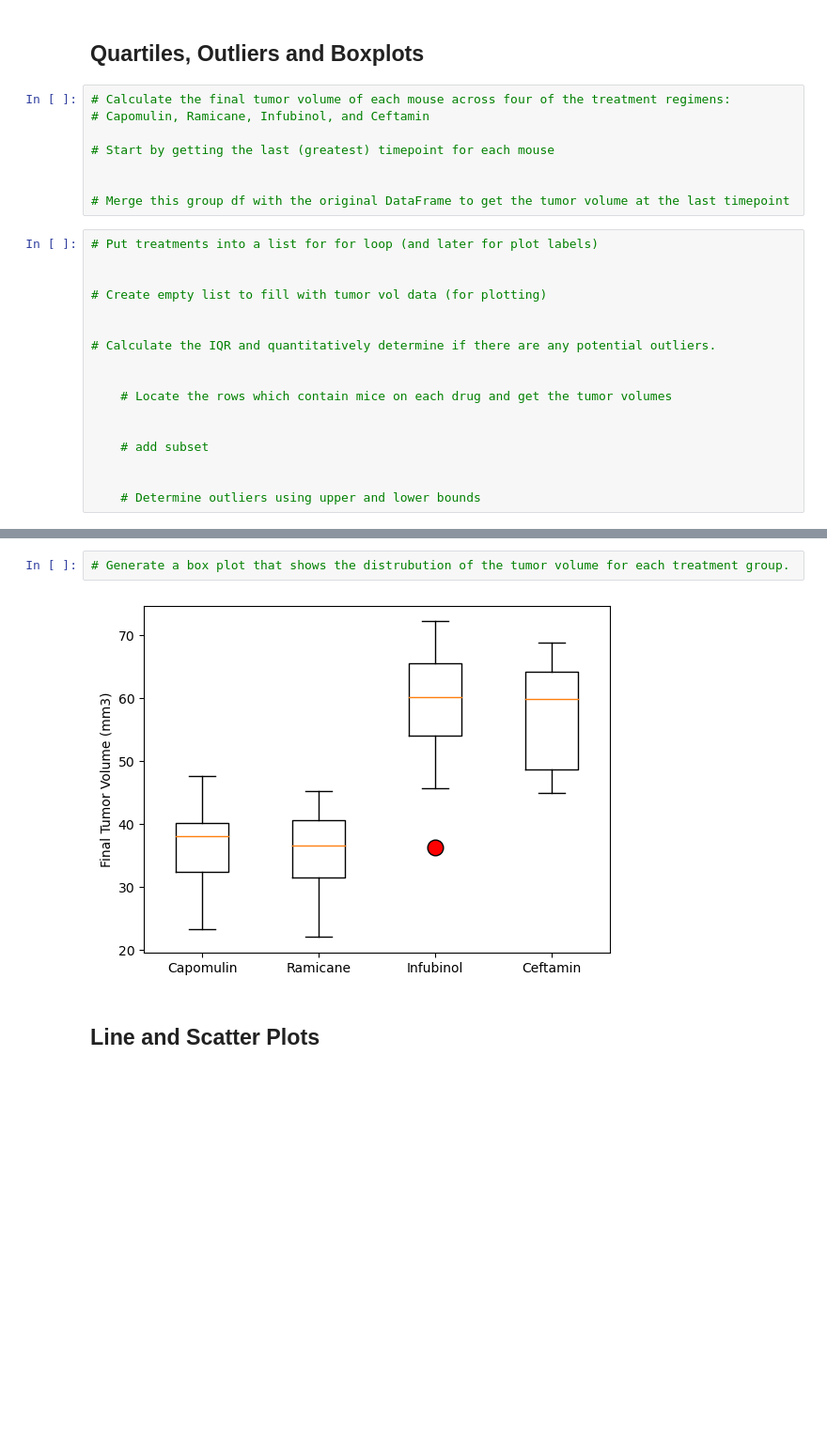
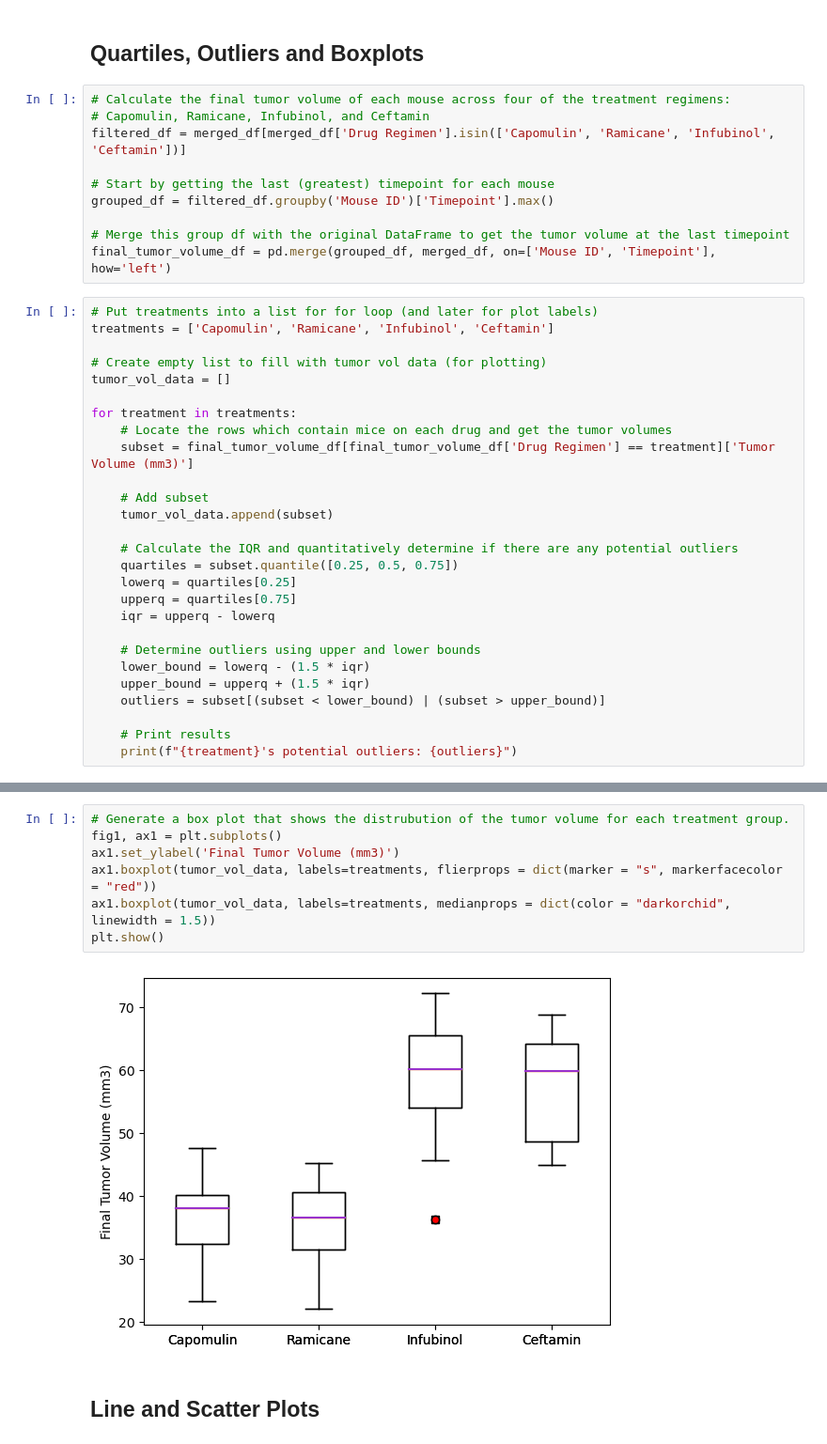
Before and after one commit to NathanTeakle/Module5-Challenge, a Jupyter notebook: Pymaceuticals/pymaceuticals_starter.ipynb, the cells around one changed output, grey strips where cells are left out. Shown at 94% size. Drawn from its saved outputs; the diff is of its cells as text; blank space fills up the shorter version.

Commit message:
Fixed the problem with the second pie plot, worked up to the boxplot

```diff
--- a/Pymaceuticals/pymaceuticals_starter.ipynb
+++ b/Pymaceuticals/pymaceuticals_starter.ipynb
@@ -206,28 +206,40 @@ plt.show()
 # %%
 # Calculate the final tumor volume of each mouse across four of the treatment regimens:
 # Capomulin, Ramicane, Infubinol, and Ceftamin
+filtered_df = merged_df[merged_df['Drug Regimen'].isin(['Capomulin', 'Ramicane', 'Infubinol', 'Ceftamin'])]
 
 # Start by getting the last (greatest) timepoint for each mouse
-
+grouped_df = filtered_df.groupby('Mouse ID')['Timepoint'].max()
 
 # Merge this group df with the original DataFrame to get the tumor volume at the last timepoint
+final_tumor_volume_df = pd.merge(grouped_df, merged_df, on=['Mouse ID', 'Timepoint'], how='left')
 # %%
 # Put treatments into a list for for loop (and later for plot labels)
-
+treatments = ['Capomulin', 'Ramicane', 'Infubinol', 'Ceftamin']
 
 # Create empty list to fill with tumor vol data (for plotting)
+tumor_vol_data = []
 
+for treatment in treatments:
+    # Locate the rows which contain mice on each drug and get the tumor volumes
+    subset = final_tumor_volume_df[final_tumor_volume_df['Drug Regimen'] == treatment]['Tumor Volume (mm3)']
 
-# Calculate the IQR and quantitatively determine if there are any potential outliers.
+    # Add subset
+    tumor_vol_data.append(subset)
 
-
-    # Locate the rows which contain mice on each drug and get the tumor volumes
-
-
-    # add subset
-
+    # Calculate the IQR and quantitatively determine if there are any potential outliers
+    quartiles = subset.quantile([0.25, 0.5, 0.75])
+    lowerq = quartiles[0.25]
+    upperq = quartiles[0.75]
+    iqr = upperq - lowerq
 
     # Determine outliers using upper and lower bounds
+    lower_bound = lowerq - (1.5 * iqr)
+    upper_bound = upperq + (1.5 * iqr)
+    outliers = subset[(subset < lower_bound) | (subset > upper_bound)]
+
+    # Print results
+    print(f"{treatment}'s potential outliers: {outliers}")
 # %% [output]
 Capomulin's potential outliers: Series([], Name: Tumor Volume (mm3), dtype: float64)
 Ramicane's potential outliers: Series([], Name: Tumor Volume (mm3), dtype: float64)
@@ -236,8 +248,13 @@ Name: Tumor Volume (mm3), dtype: float64
 Ceftamin's potential outliers: Series([], Name: Tumor Volume (mm3), dtype: float64)
 # %%
 # Generate a box plot that shows the distrubution of the tumor volume for each treatment group.
+fig1, ax1 = plt.subplots()
+ax1.set_ylabel('Final Tumor Volume (mm3)')
+ax1.boxplot(tumor_vol_data, labels=treatments, flierprops = dict(marker = "s", markerfacecolor = "red"))
+ax1.boxplot(tumor_vol_data, labels=treatments, medianprops = dict(color = "darkorchid", linewidth = 1.5))
+plt.show()
 # %% [output]
-[figure, old version]
+[figure, new version]
 # %% [markdown]
 ## Line and Scatter Plots
 # %%
```
Also changed, not shown: parts of 2 cells of this notebook.
